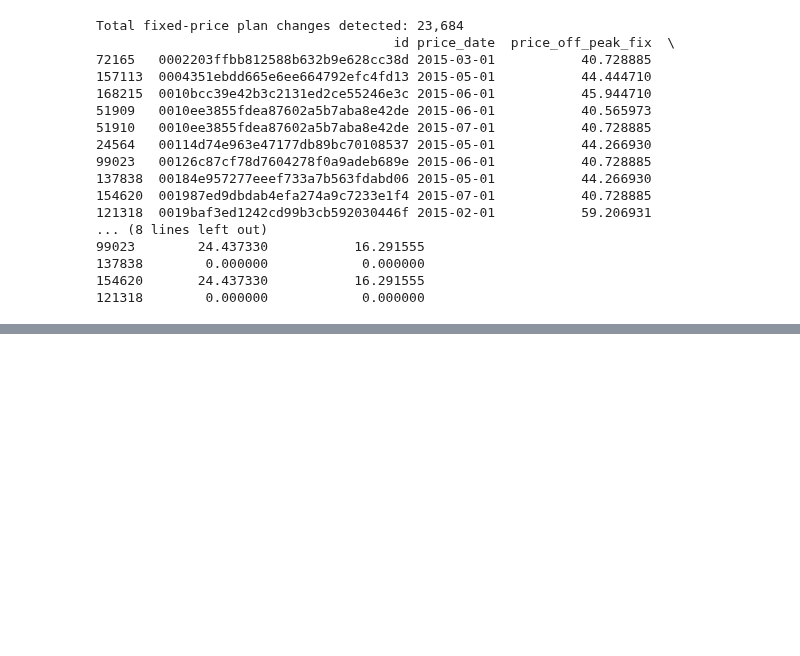
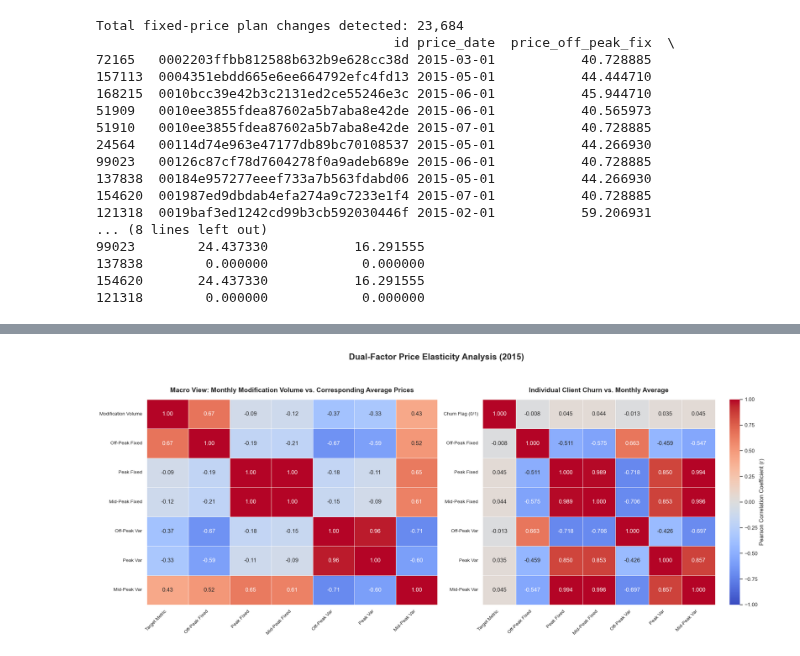
Before and after one commit to Yuqing-Wang-git/Power.Co_Churn, a Jupyter notebook: eda_2.ipynb, the cells around one changed output, grey strips where cells are left out. Drawn from its saved outputs; the diff is of its cells as text; code cells hidden in the pictures; blank space fills up the shorter version.

```diff
--- a/eda_2.ipynb
+++ b/eda_2.ipynb
@@ -815,0 +938,72 @@ Total fixed-price plan changes detected: 23,684
+# %%
+
+# =====================================================================
+# DATA PREP 1: Monthly Modification Volume vs. Prices
+# =====================================================================
+df_price['price_date'] = pd.to_datetime(df_price['price_date'])
+df_price['Month'] = df_price['price_date'].dt.month
+
+price_cols = ['price_off_peak_fix', 'price_peak_fix', 'price_mid_peak_fix',
+              'price_off_peak_var', 'price_peak_var', 'price_mid_peak_var']
+
+# Aggregate volume and prices by month
+mod_counts = df_2015_clients.groupby('month_modif').size().reset_index(name='Modification_Volume')
+mod_counts.rename(columns={'month_modif': 'Month'}, inplace=True)
+monthly_prices = df_price.groupby('Month')[price_cols].mean().reset_index()
+
+# Merge and calculate matrix 1
+df_monthly = pd.merge(mod_counts, monthly_prices, on='Month', how='inner')
+corr_matrix_monthly = df_monthly.drop(columns=['Month']).corr()
+
+# =====================================================================
+# DATA PREP 2: Client Churn vs. Average Annual Prices
+# =====================================================================
+# Encode churn and calculate average annual prices per client
+df_churn_encoded = df_2015_clients[['id', 'churn']].copy()
+df_churn_encoded['churn'] = df_churn_encoded['churn'].astype(int)
+client_avg_prices = df_price.groupby('id')[price_cols].mean().reset_index()
+
+# Merge and calculate matrix 2
+df_client_corr = pd.merge(df_churn_encoded, client_avg_prices, on='id', how='inner')
+corr_matrix_client = df_client_corr.drop(columns=['id']).corr()
+
+# =====================================================================
+# PLOTTING: 1x2 Dashboard Layout
+# =====================================================================
+# Create a figure with 1 row and 2 columns
+fig, (ax1, ax2) = plt.subplots(1, 2, figsize=(20, 8))
+sns.set_theme(style="white")
+
+clean_labels = ['Target Metric', 'Off-Peak Fixed', 'Peak Fixed', 'Mid-Peak Fixed',
+                'Off-Peak Var', 'Peak Var', 'Mid-Peak Var']
+
+# --- Left Subplot (ax1): Monthly Volume Correlation ---
+sns.heatmap(
+    corr_matrix_monthly,
+    annot=True, fmt=".2f", cmap="coolwarm", vmin=-1, vmax=1,
+    linewidths=.5, cbar=False, # Turn off colorbar here to avoid clutter
+    ax=ax1 # Directs this heatmap to the left subplot
+)
+ax1.set_title('Macro View: Monthly Modification Volume vs. Corresponding Average Prices', fontsize=14, pad=15, weight='bold')
+ax1.set_xticklabels(clean_labels, rotation=45, ha='right', fontsize=10)
+ax1.set_yticklabels(['Modification Volume'] + clean_labels[1:], rotation=0, fontsize=10)
+
+# --- Right Subplot (ax2): Client Churn Correlation ---
+sns.heatmap(
+    corr_matrix_client,
+    annot=True, fmt=".3f", cmap="coolwarm", vmin=-1, vmax=1,
+    linewidths=.5,
+    cbar_kws={'label': 'Pearson Correlation Coefficient (r)'},
+    ax=ax2 # Directs this heatmap to the right subplot
+)
+ax2.set_title('Individual Client Churn vs. Monthly Average', fontsize=14, pad=15, weight='bold')
+ax2.set_xticklabels(clean_labels, rotation=45, ha='right', fontsize=10)
+ax2.set_yticklabels(['Churn Flag (0/1)'] + clean_labels[1:], rotation=0, fontsize=10)
+
+# --- Final Presentation Adjustments ---
+plt.suptitle('Dual-Factor Price Elasticity Analysis (2015)', fontsize=18, weight='bold', y=1.05)
+plt.tight_layout()
+plt.savefig('combined_correlation_dashboard.png', dpi=300, bbox_inches='tight')
+plt.show()
+# %% [output]
+[figure, added]
```
Also changed, not shown: parts of 2 cells of this notebook, 2 other files.
